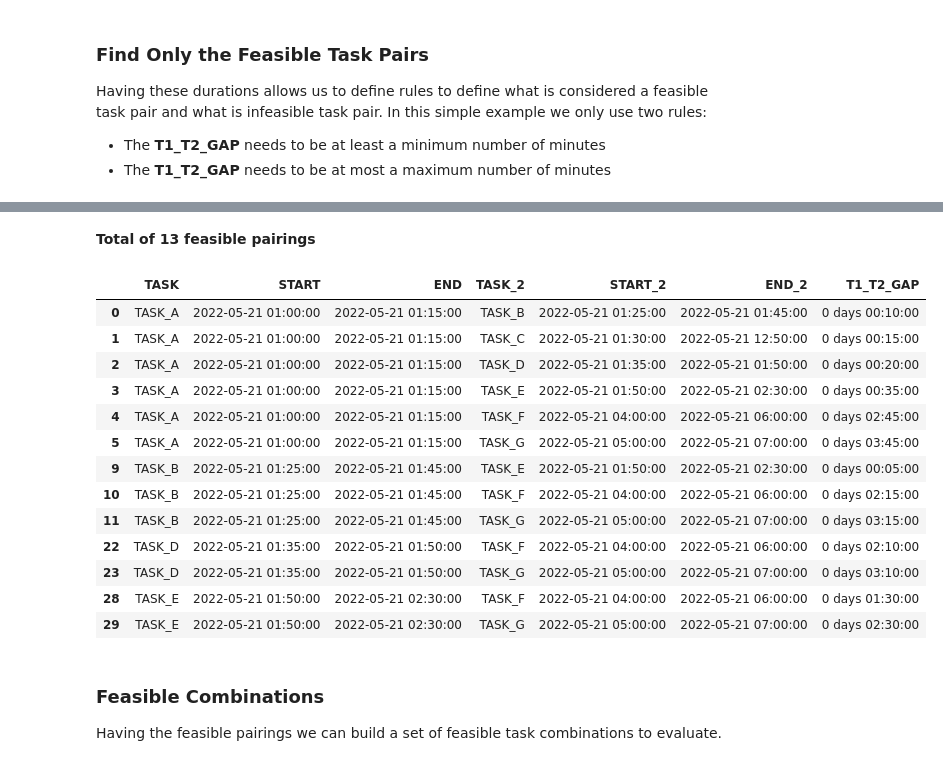
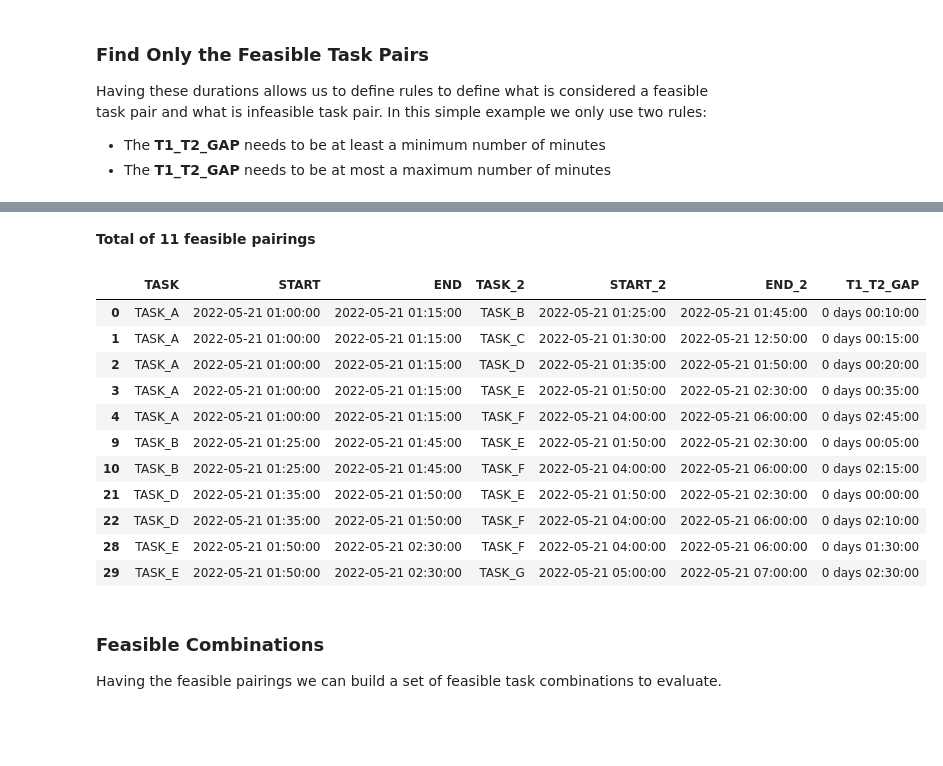
Before and after one commit to emsanqui/Task-to-Resource-Assignment-Optim, a Jupyter notebook: Colab_Hours_Min_Task_Assignment.ipynb, the cells around one changed output, grey strips where cells are left out. Drawn from its saved outputs; the diff is of its cells as text; code cells hidden in the pictures; blank space fills up the shorter version.

```diff
--- a/Colab_Hours_Min_Task_Assignment.ipynb
+++ b/Colab_Hours_Min_Task_Assignment.ipynb
@@ -171,8 +171,8 @@ Having these durations allows us to define rules to define what is considered a
 * The **T1_T2_GAP** needs to be at most a maximum number of minutes
 # %%
 #@title Select Parameters { run: "auto" }
-MIN_BREAK_TIME = 5 #@param {type:"slider", min:-15, max:60, step:5}
-MAX_BREAK_TIME = 300 #@param {type:"slider", min:0, max:480, step:60}
+MIN_BREAK_TIME_PARAM = -5 #@param {type:"slider", min:-15, max:60, step:5}
+MAX_BREAK_TIME_PARAM = 180 #@param {type:"slider", min:0, max:480, step:60}
 
 # display(Markdown(f'We give minimum and maximum times between tasks.'))
 
@@ -182,7 +182,7 @@ MAX_BREAK_TIME = 300 #@param {type:"slider", min:0, max:480, step:60}
 # except:
 #     MIN_BREAK_TIME = 5
 
-MIN_BREAK_TIME = pd.Timedelta(minutes=MIN_BREAK_TIME)
+MIN_BREAK_TIME = pd.Timedelta(minutes=MIN_BREAK_TIME_PARAM)
 
 
 # MAX_BREAK_TIME = input("  Maximum Minutes between Tasks [120 minutes]: ")
@@ -191,7 +191,7 @@ MIN_BREAK_TIME = pd.Timedelta(minutes=MIN_BREAK_TIME)
 # except:
 #     MAX_BREAK_TIME = 120
 
-MAX_BREAK_TIME = td = pd.Timedelta(minutes=MAX_BREAK_TIME)
+MAX_BREAK_TIME = td = pd.Timedelta(minutes=MAX_BREAK_TIME_PARAM)
 
 
 display(Markdown(f'''Here we will use a minimum of {MIN_BREAK_TIME} between tasks
@@ -209,16 +209,14 @@ and a maximum of 0 days 05:00:00 between tasks.
-**Total of 13 feasible pairings**
+**Total of 11 feasible pairings**
 |  | TASK | START | END | TASK_2 | START_2 | END_2 | T1_T2_GAP |
 | 0 | TASK_A | 2022-05-21 01:00:00 | 2022-05-21 01:15:00 | TASK_B | 2022-05-21 01:25:00 | 2022-05-21 01:45:00 | 0 days 00:10:00 |
 | 1 | TASK_A | 2022-05-21 01:00:00 | 2022-05-21 01:15:00 | TASK_C | 2022-05-21 01:30:00 | 2022-05-21 12:50:00 | 0 days 00:15:00 |
 | 2 | TASK_A | 2022-05-21 01:00:00 | 2022-05-21 01:15:00 | TASK_D | 2022-05-21 01:35:00 | 2022-05-21 01:50:00 | 0 days 00:20:00 |
 | 3 | TASK_A | 2022-05-21 01:00:00 | 2022-05-21 01:15:00 | TASK_E | 2022-05-21 01:50:00 | 2022-05-21 02:30:00 | 0 days 00:35:00 |
 | 4 | TASK_A | 2022-05-21 01:00:00 | 2022-05-21 01:15:00 | TASK_F | 2022-05-21 04:00:00 | 2022-05-21 06:00:00 | 0 days 02:45:00 |
-| 5 | TASK_A | 2022-05-21 01:00:00 | 2022-05-21 01:15:00 | TASK_G | 2022-05-21 05:00:00 | 2022-05-21 07:00:00 | 0 days 03:45:00 |
 | 9 | TASK_B | 2022-05-21 01:25:00 | 2022-05-21 01:45:00 | TASK_E | 2022-05-21 01:50:00 | 2022-05-21 02:30:00 | 0 days 00:05:00 |
 | 10 | TASK_B | 2022-05-21 01:25:00 | 2022-05-21 01:45:00 | TASK_F | 2022-05-21 04:00:00 | 2022-05-21 06:00:00 | 0 days 02:15:00 |
-| 11 | TASK_B | 2022-05-21 01:25:00 | 2022-05-21 01:45:00 | TASK_G | 2022-05-21 05:00:00 | 2022-05-21 07:00:00 | 0 days 03:15:00 |
+| 21 | TASK_D | 2022-05-21 01:35:00 | 2022-05-21 01:50:00 | TASK_E | 2022-05-21 01:50:00 | 2022-05-21 02:30:00 | 0 days 00:00:00 |
 | 22 | TASK_D | 2022-05-21 01:35:00 | 2022-05-21 01:50:00 | TASK_F | 2022-05-21 04:00:00 | 2022-05-21 06:00:00 | 0 days 02:10:00 |
-| 23 | TASK_D | 2022-05-21 01:35:00 | 2022-05-21 01:50:00 | TASK_G | 2022-05-21 05:00:00 | 2022-05-21 07:00:00 | 0 days 03:10:00 |
 | 28 | TASK_E | 2022-05-21 01:50:00 | 2022-05-21 02:30:00 | TASK_F | 2022-05-21 04:00:00 | 2022-05-21 06:00:00 | 0 days 01:30:00 |
 | 29 | TASK_E | 2022-05-21 01:50:00 | 2022-05-21 02:30:00 | TASK_G | 2022-05-21 05:00:00 | 2022-05-21 07:00:00 | 0 days 02:30:00 |
 # %% [markdown]
```
Also changed, not shown: parts of 13 cells of this notebook.
